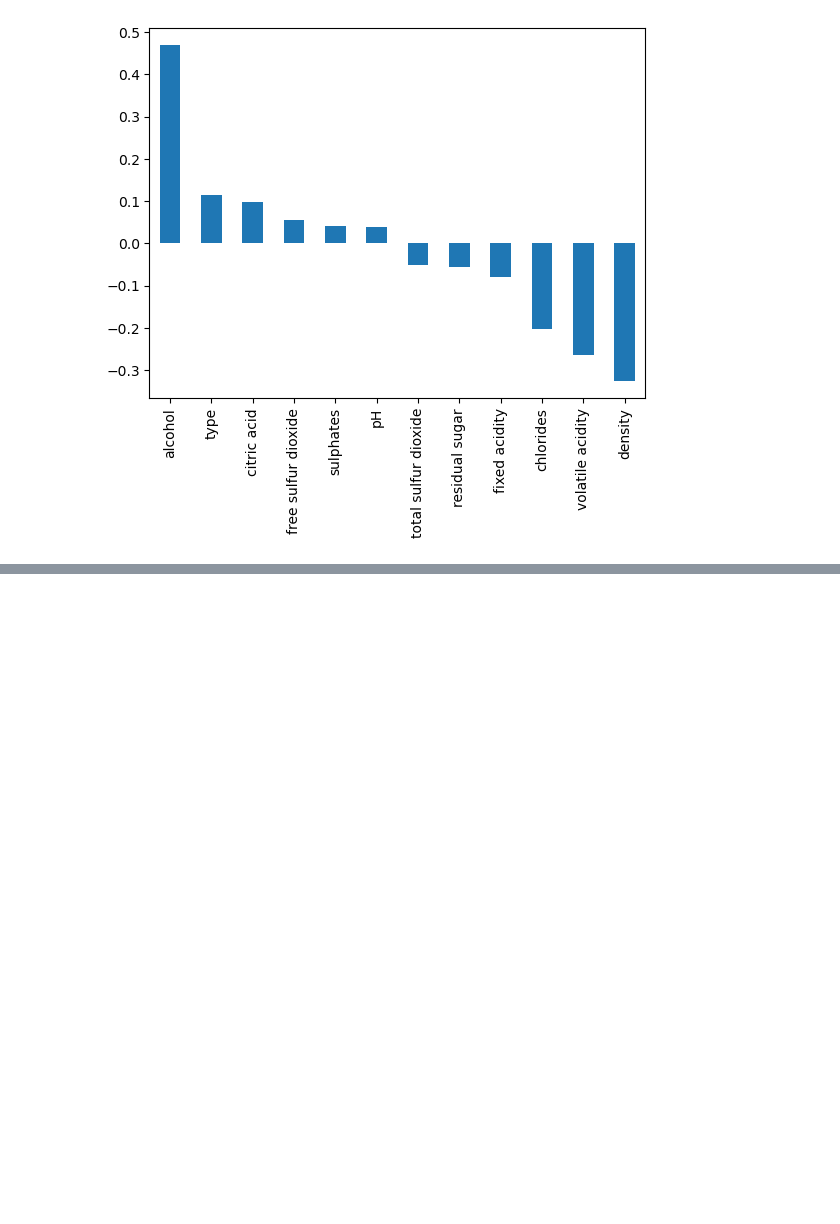
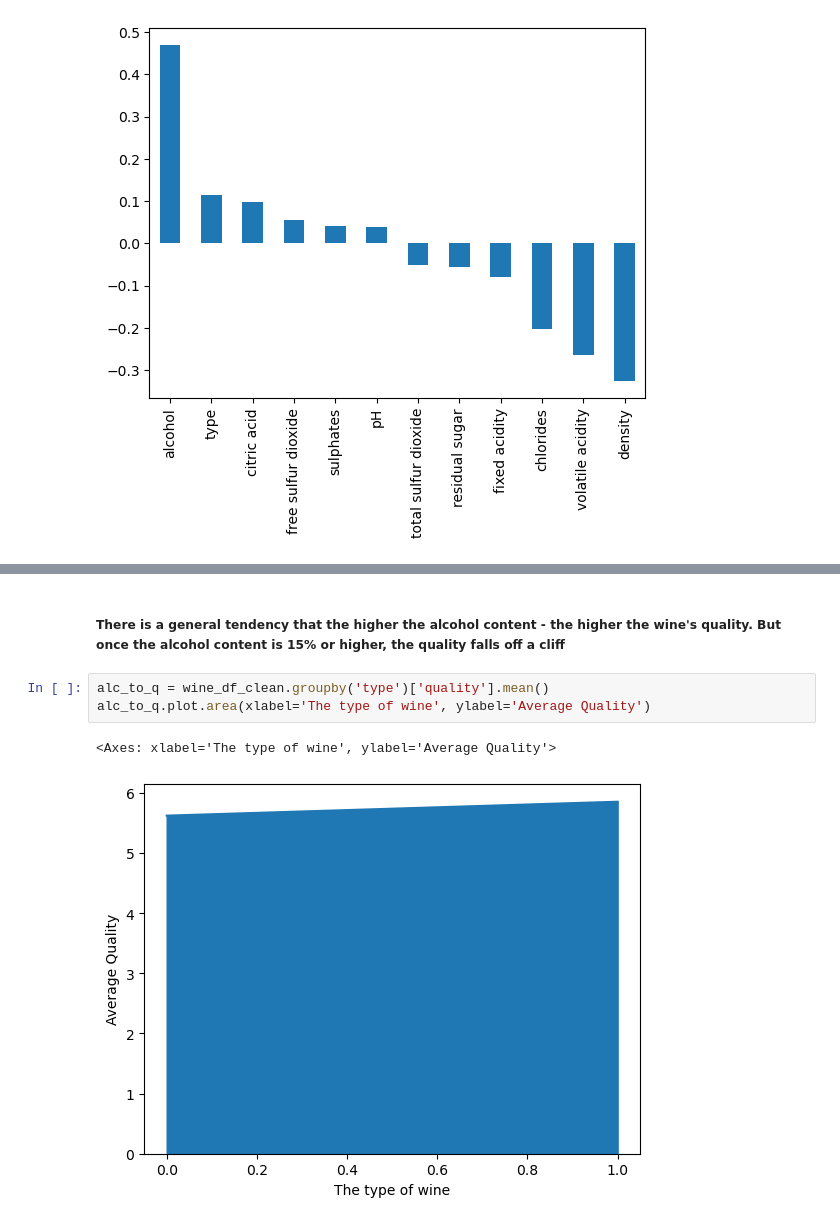
Before and after one commit to Nikolaj1992/MP1-Group9, a Jupyter notebook: MP-2/Code/Wine.ipynb, the cells around one changed output, grey strips where cells are left out. Drawn from its saved outputs; the diff is of its cells as text; blank space fills up the shorter version.

```diff
--- a/MP-2/Code/Wine.ipynb
+++ b/MP-2/Code/Wine.ipynb
@@ -514,0 +530,8 @@ plt = quality_correlation.plot(kind='bar')
+# %% [markdown]
+##### There is a general tendency that the higher the alcohol content - the higher the wine's quality. But once the alcohol content is 15% or higher, the quality falls off a cliff
+# %%
+alc_to_q = wine_df_clean.groupby('type')['quality'].mean()
+alc_to_q.plot.area(xlabel='The type of wine', ylabel='Average Quality')
+# %% [output]
+<Axes: xlabel='The type of wine', ylabel='Average Quality'>
+[figure, added]
```
Also changed, not shown: parts of 8 cells of this notebook.
